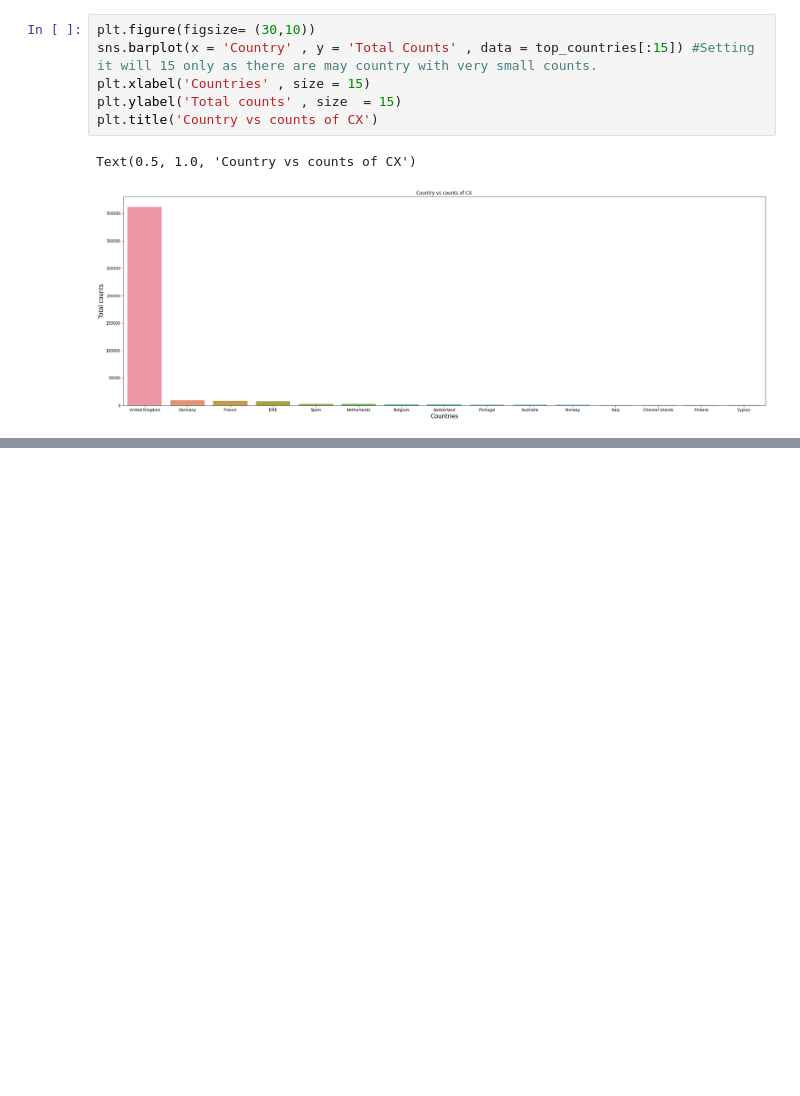
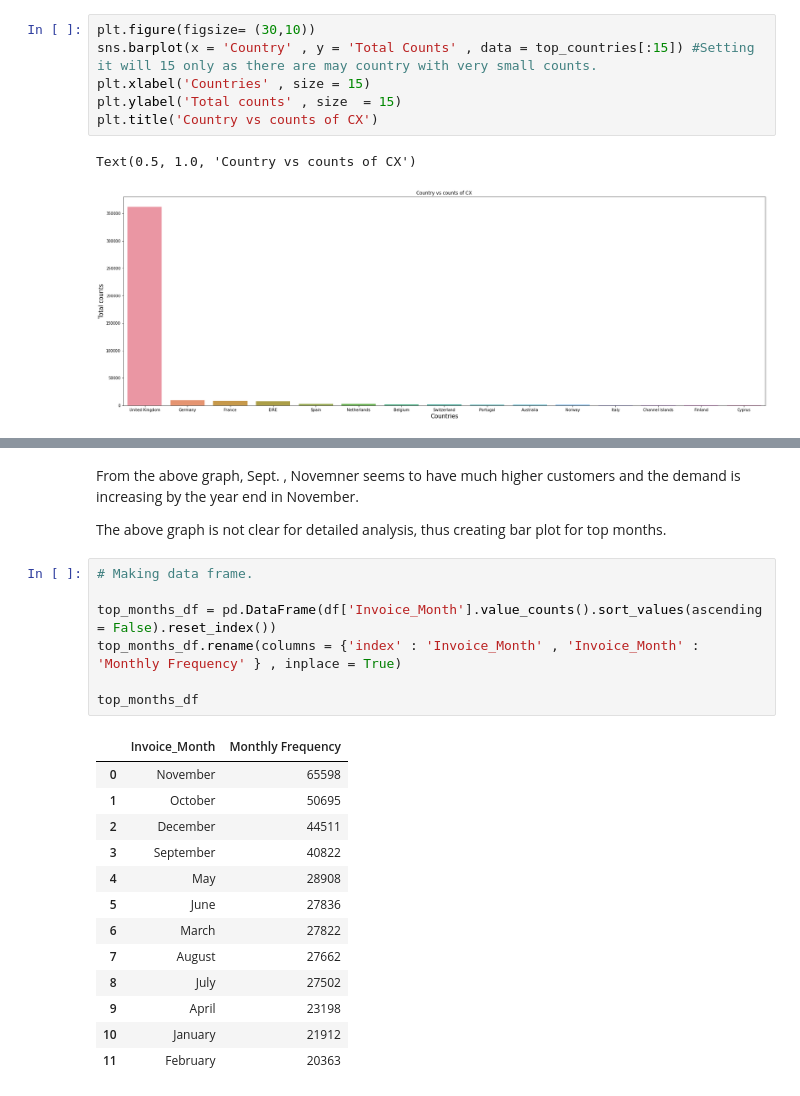
Before and after one commit to akashkivani/almabetter-Online-Retail-Customer-Segmentation-Project, a Jupyter notebook: Online_Retail_Customer_Segmentation_Capstone_Project_4.ipynb, the cells around one changed output, grey strips where cells are left out. Drawn from its saved outputs; the diff is of its cells as text; blank space fills up the shorter version.

```diff
--- a/Online_Retail_Customer_Segmentation_Capstone_Project_4.ipynb
+++ b/Online_Retail_Customer_Segmentation_Capstone_Project_4.ipynb
@@ -266,0 +286,25 @@ Text(0.5, 1.0, 'Country vs counts of CX')
+# %% [markdown]
+From the above graph, Sept. , Novemner seems to have much higher customers and the demand is increasing by the year end in November.
+
+The above graph is not clear for detailed analysis, thus creating bar plot for top months.
+# %%
+# Making data frame.
+
+top_months_df = pd.DataFrame(df['Invoice_Month'].value_counts().sort_values(ascending = False).reset_index())
+top_months_df.rename(columns = {'index' : 'Invoice_Month' , 'Invoice_Month' : 'Monthly Frequency' } , inplace = True)
+
+top_months_df
+# %% [output]
+|  | Invoice_Month | Monthly Frequency |
+| 0 | November | 65598 |
+| 1 | October | 50695 |
+| 2 | December | 44511 |
+| 3 | September | 40822 |
+| 4 | May | 28908 |
+| 5 | June | 27836 |
+| 6 | March | 27822 |
+| 7 | August | 27662 |
+| 8 | July | 27502 |
+| 9 | April | 23198 |
+| 10 | January | 21912 |
+| 11 | February | 20363 |
```
Also changed, not shown: parts of 9 cells of this notebook.
